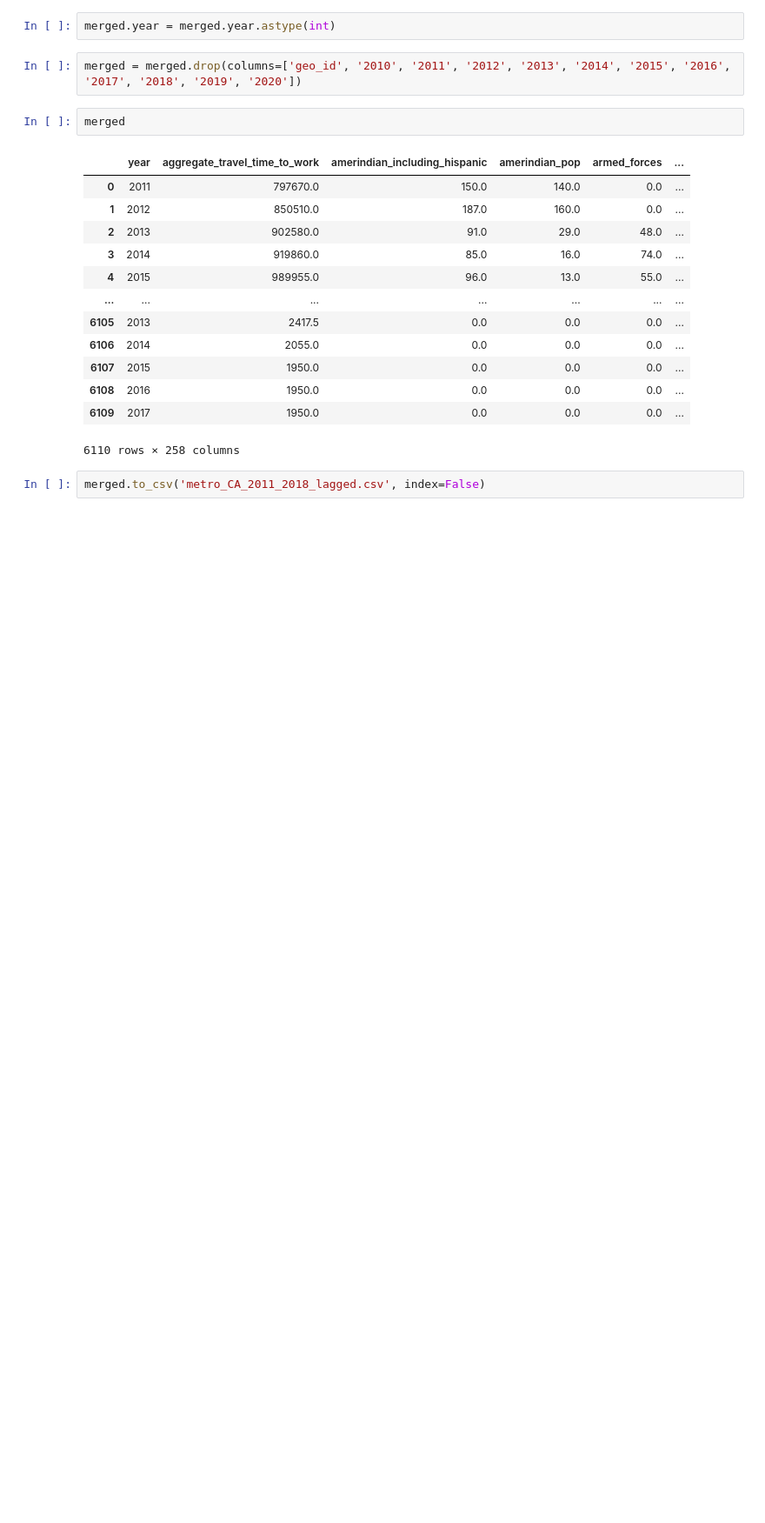
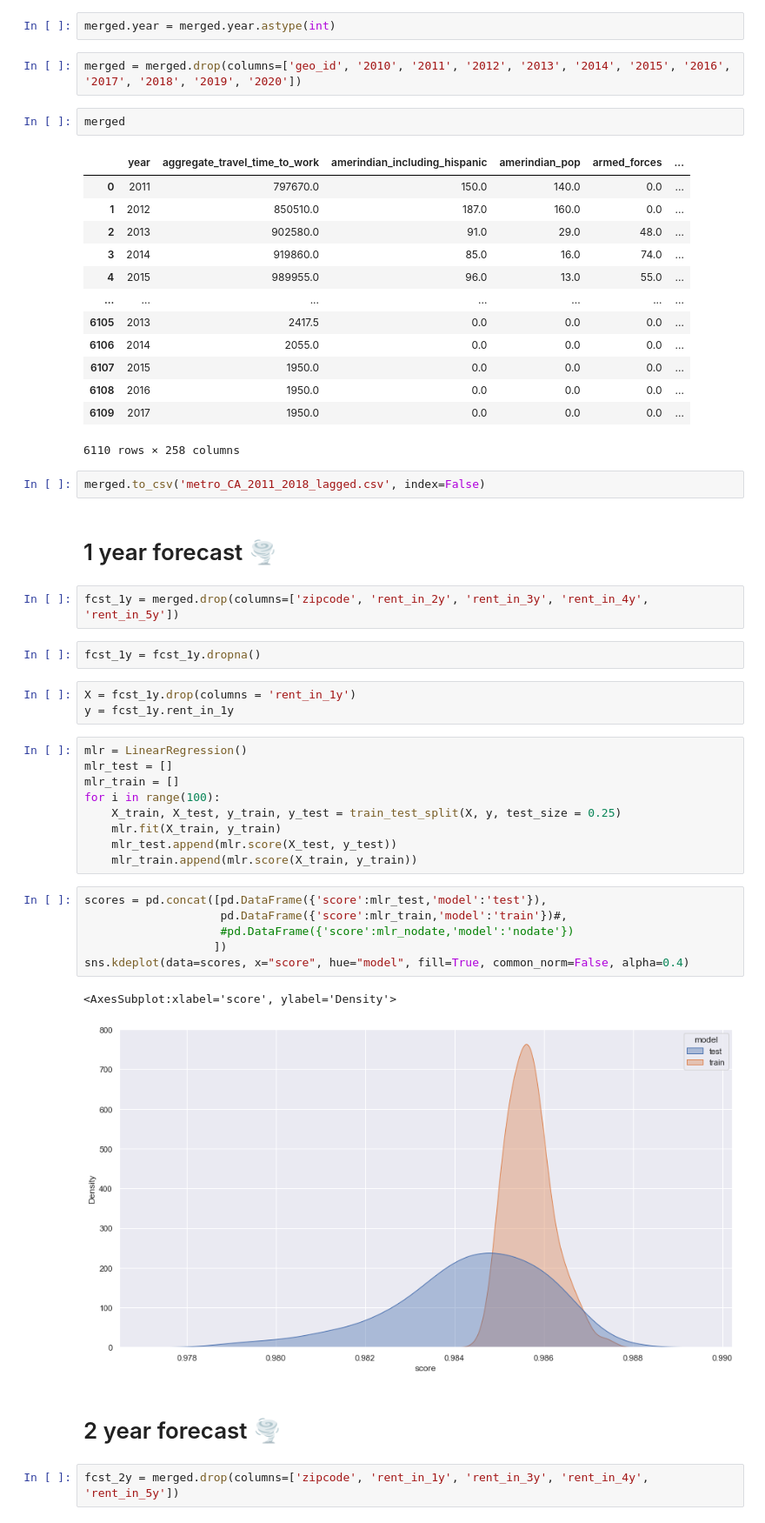
Before and after one commit to Skipp-py/NYCDSA_Capstone, a Jupyter notebook: Karl/All_the_lags.ipynb, the cells around one changed output. Shown at 87% size. Drawn from its saved outputs; the diff is of its cells as text; blank space fills up the shorter version.

Commit message:
lagged models

```diff
--- a/Karl/All_the_lags.ipynb
+++ b/Karl/All_the_lags.ipynb
@@ -111,3 +118,34 @@ merged
 6110 rows × 258 columns
 # %%
 merged.to_csv('metro_CA_2011_2018_lagged.csv', index=False)
+# %% [markdown]
+# 1 year forecast 🌪
+# %%
+fcst_1y = merged.drop(columns=['zipcode', 'rent_in_2y', 'rent_in_3y', 'rent_in_4y', 'rent_in_5y'])
+# %%
+fcst_1y = fcst_1y.dropna()
+# %%
+X = fcst_1y.drop(columns = 'rent_in_1y')
+y = fcst_1y.rent_in_1y
+# %%
+mlr = LinearRegression()
+mlr_test = []
+mlr_train = []
+for i in range(100):
+    X_train, X_test, y_train, y_test = train_test_split(X, y, test_size = 0.25)
+    mlr.fit(X_train, y_train)
+    mlr_test.append(mlr.score(X_test, y_test))
+    mlr_train.append(mlr.score(X_train, y_train))
+# %%
+scores = pd.concat([pd.DataFrame({'score':mlr_test,'model':'test'}),
+                    pd.DataFrame({'score':mlr_train,'model':'train'})#,
+                    #pd.DataFrame({'score':mlr_nodate,'model':'nodate'})
+                   ])
+sns.kdeplot(data=scores, x="score", hue="model", fill=True, common_norm=False, alpha=0.4)
+# %% [output]
+<AxesSubplot:xlabel='score', ylabel='Density'>
+[figure, added]
+# %% [markdown]
+# 2 year forecast 🌪
+# %%
+fcst_2y = merged.drop(columns=['zipcode', 'rent_in_1y', 'rent_in_3y', 'rent_in_4y', 'rent_in_5y'])
```
Also changed, not shown: parts of 27 cells of this notebook.
